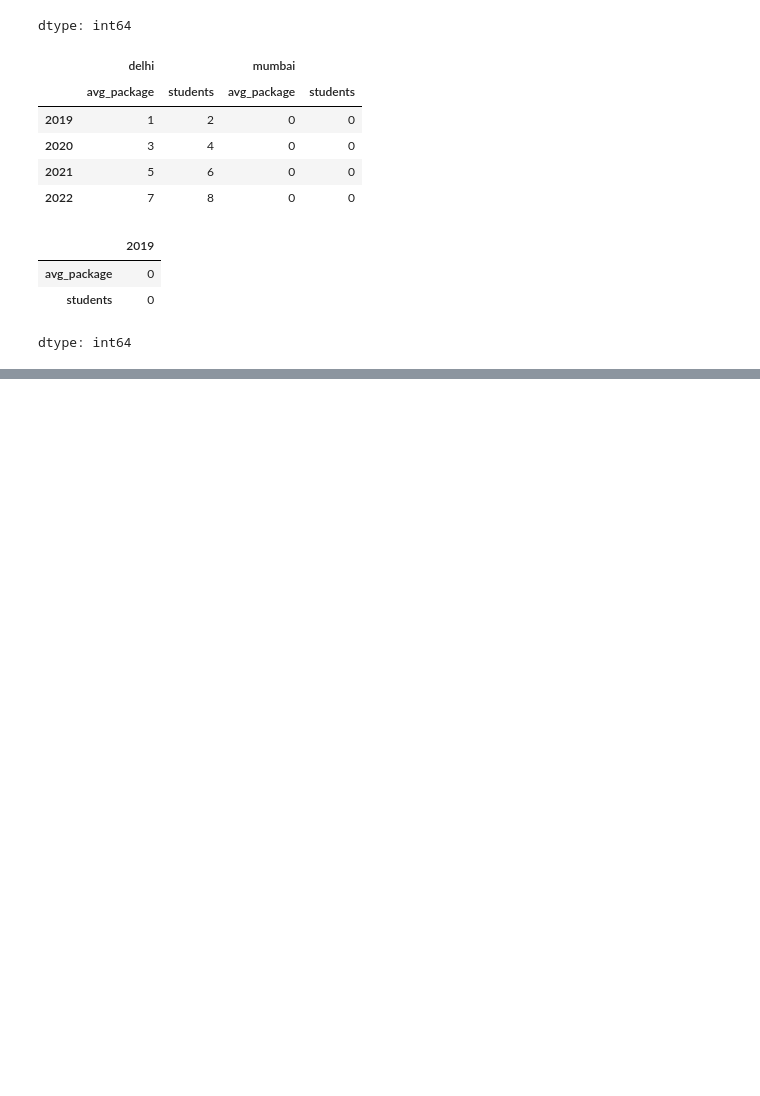
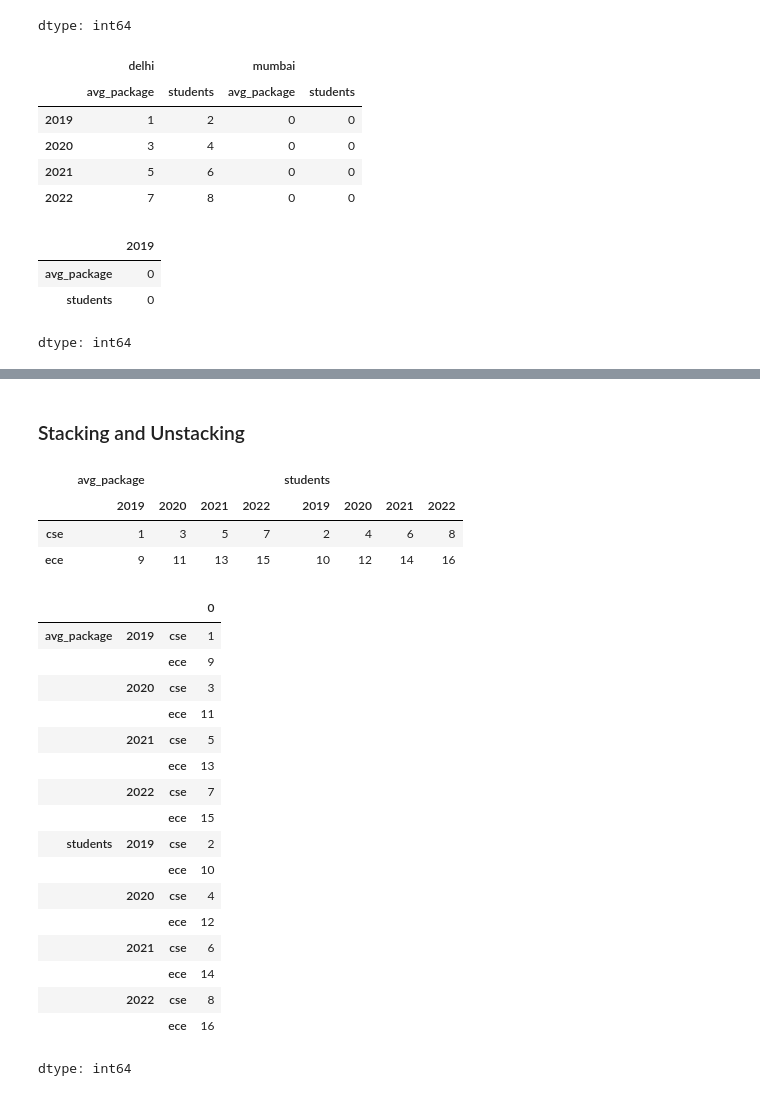
Before and after one commit to akritivishwakarma2007/DE-journey, a Jupyter notebook: MultiIndex.ipynb, the cells around one changed output, grey strips where cells are left out. Drawn from its saved outputs; the diff is of its cells as text; code cells hidden in the pictures; blank space fills up the shorter version.

```diff
--- a/MultiIndex.ipynb
+++ b/MultiIndex.ipynb
@@ -233,0 +275,33 @@ dtype: int64
+# %% [markdown]
+### Stacking and Unstacking
+# %%
+a = branch_df1.unstack()
+a
+# %% [output]
+|  | avg_package |  |  |  | students |  |  |  |
+|  | 2019 | 2020 | 2021 | 2022 | 2019 | 2020 | 2021 | 2022 |
+| cse | 1 | 3 | 5 | 7 | 2 | 4 | 6 | 8 |
+| ece | 9 | 11 | 13 | 15 | 10 | 12 | 14 | 16 |
+# %%
+b = branch_df1.unstack().unstack()
+branch_df1
+b
+# %% [output]
+|  |  |  | 0 |
+| avg_package | 2019 | cse | 1 |
+|  |  | ece | 9 |
+|  | 2020 | cse | 3 |
+|  |  | ece | 11 |
+|  | 2021 | cse | 5 |
+|  |  | ece | 13 |
+|  | 2022 | cse | 7 |
+|  |  | ece | 15 |
+| students | 2019 | cse | 2 |
+|  |  | ece | 10 |
+|  | 2020 | cse | 4 |
+|  |  | ece | 12 |
+|  | 2021 | cse | 6 |
+|  |  | ece | 14 |
+|  | 2022 | cse | 8 |
+|  |  | ece | 16 |
+dtype: int64
```
Also changed, not shown: parts of 23 cells of this notebook.
